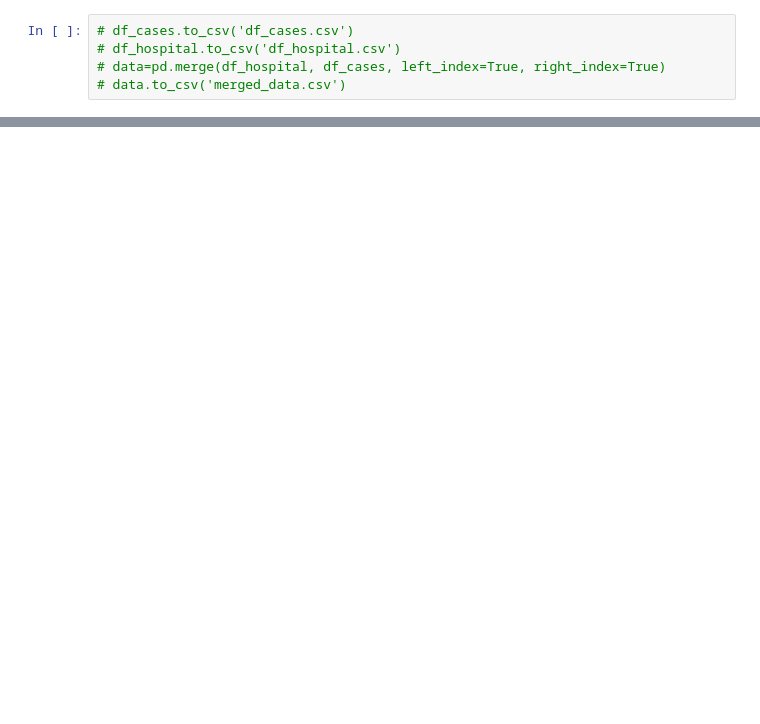
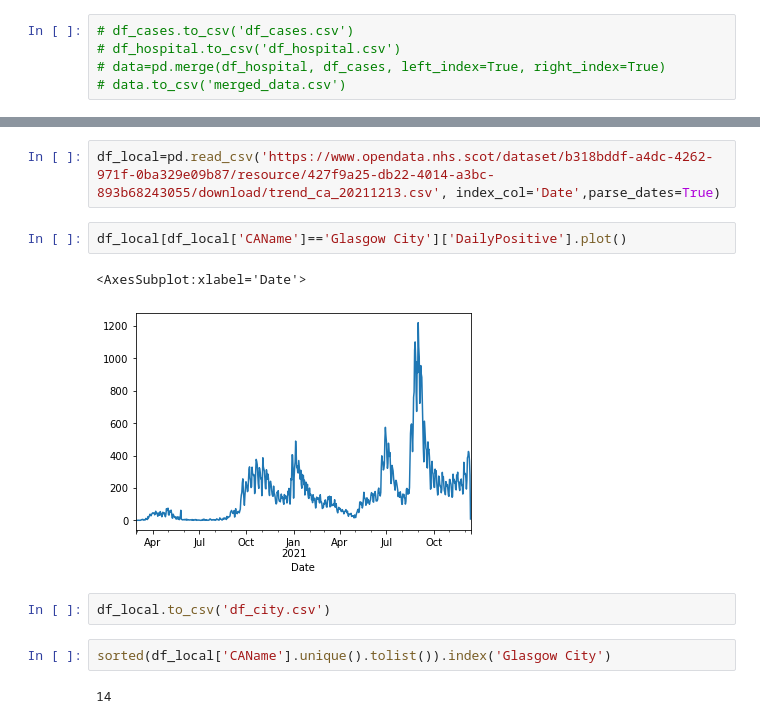
Before and after one commit to nowaycomputer/scotvid, a Jupyter notebook: Scotvid.ipynb, the cells around one changed output, grey strips where cells are left out. Saved outputs shown, nothing was run; the diff lists cells and outputs as text; blank space fills up the shorter version.

Commit message:
added local plots

```diff
--- a/Scotvid.ipynb
+++ b/Scotvid.ipynb
@@ -241,0 +233,13 @@ plt.plot(lags)
+# %%
+df_local=pd.read_csv('https://www.opendata.nhs.scot/dataset/b318bddf-a4dc-4262-971f-0ba329e09b87/resource/427f9a25-db22-4014-a3bc-893b68243055/download/trend_ca_20211213.csv', index_col='Date',parse_dates=True)
+# %%
+df_local[df_local['CAName']=='Glasgow City']['DailyPositive'].plot()
+# %% [output]
+<AxesSubplot:xlabel='Date'>
+[figure, added]
+# %%
+df_local.to_csv('df_city.csv')
+# %%
+sorted(df_local['CAName'].unique().tolist()).index('Glasgow City')
+# %% [output]
+14
```
Also changed, not shown: parts of 8 cells of this notebook, 5 other files.
